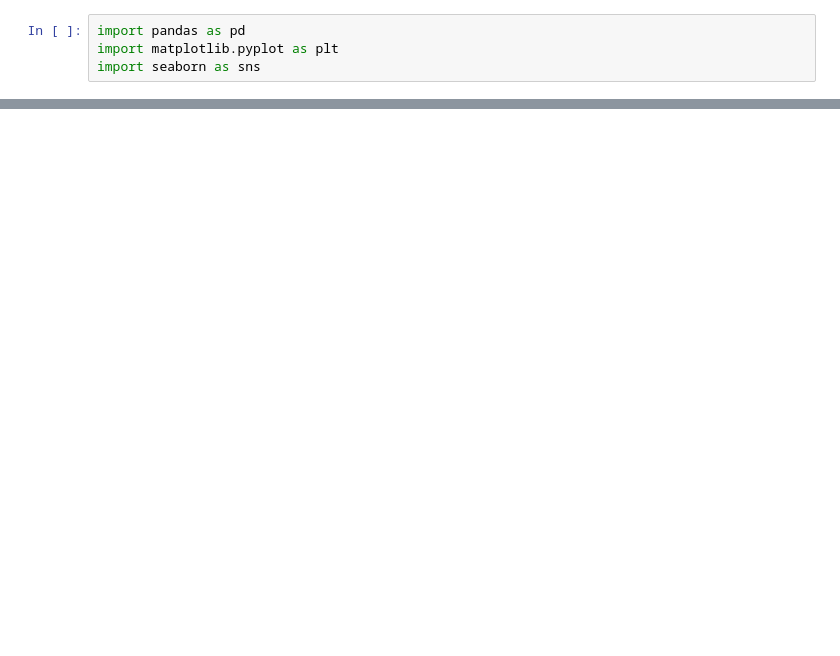
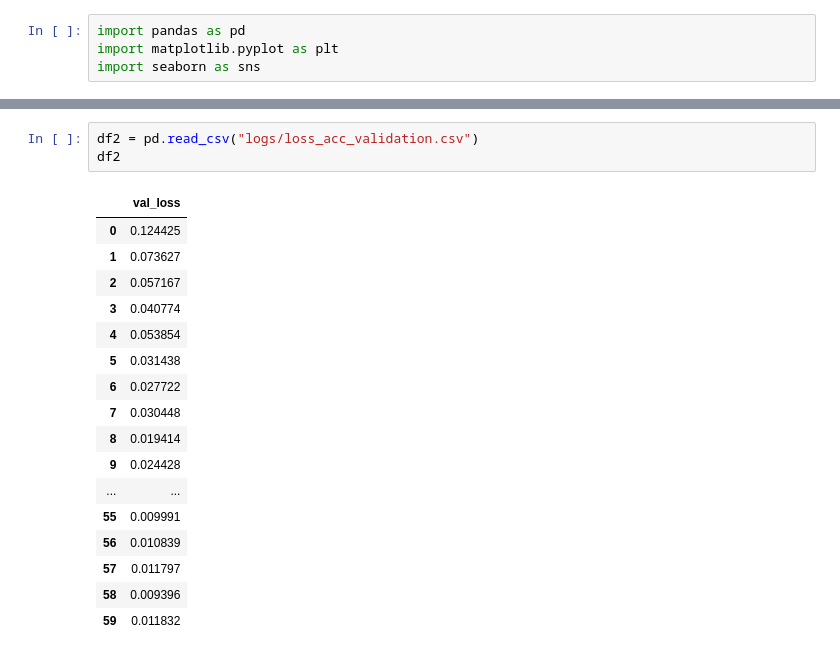
Before and after one commit to JesusAnaya/autonomous-driving-project, a Jupyter notebook: experiments.ipynb, the cells around one changed output, grey strips where cells are left out. Cells and saved outputs as stored; diff of their text form; blank space fills up the shorter version.

```diff
--- a/experiments.ipynb
+++ b/experiments.ipynb
@@ -12 +27,22 @@ plt.show()
+# %%
+df2 = pd.read_csv("logs/loss_acc_validation.csv")
+df2
+# %% [output]
+|  | val_loss |
+| 0 | 0.124425 |
+| 1 | 0.073627 |
+| 2 | 0.057167 |
+| 3 | 0.040774 |
+| 4 | 0.053854 |
+| 5 | 0.031438 |
+| 6 | 0.027722 |
+| 7 | 0.030448 |
+| 8 | 0.019414 |
+| 9 | 0.024428 |
+| ... | ... |
+| 55 | 0.009991 |
+| 56 | 0.010839 |
+| 57 | 0.011797 |
+| 58 | 0.009396 |
+| 59 | 0.011832 |
 # %%
```
Also changed, not shown: parts of 4 cells of this notebook, 5 other files.
